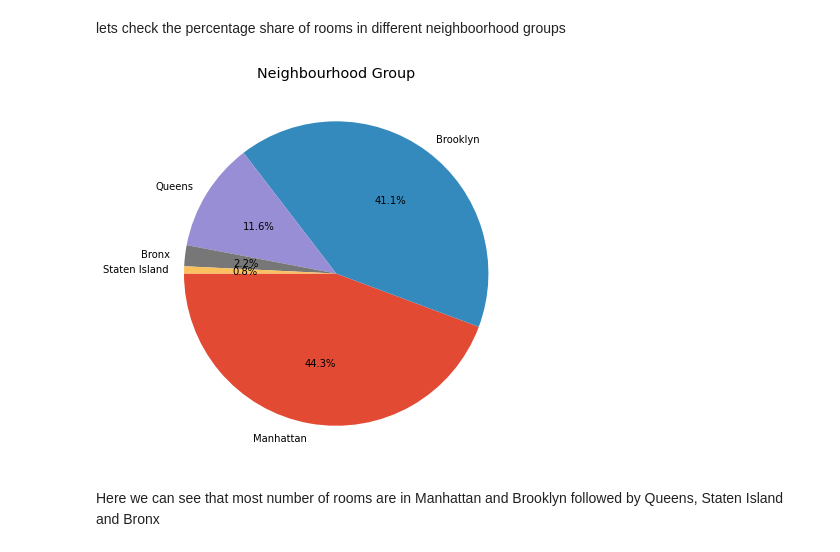
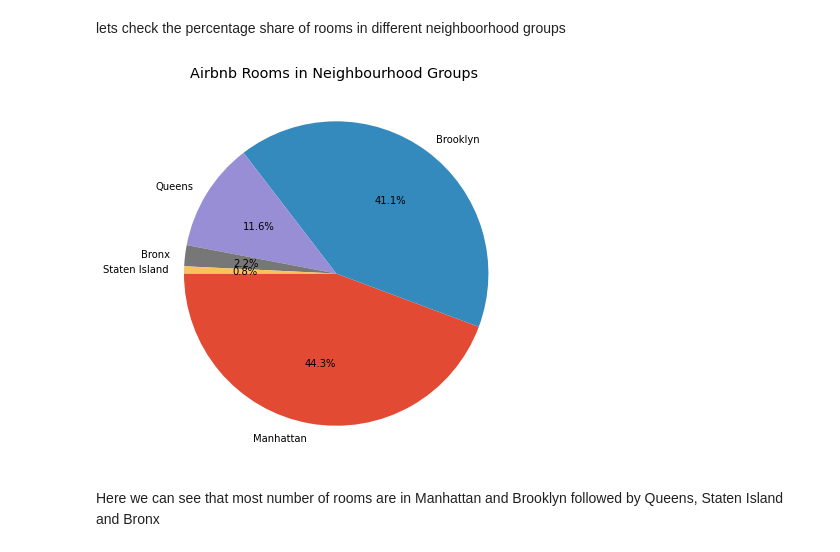
Before and after one commit to aaravpanchal/Ted-Talk-Views-Prediction-, a Jupyter notebook: EDA_AIRBNB_NYC_2019.ipynb, the cells around one changed output. Cells and saved outputs as stored; diff of their text form; code cells hidden in the pictures.

```diff
--- a/EDA_AIRBNB_NYC_2019.ipynb
+++ b/EDA_AIRBNB_NYC_2019.ipynb
@@ -142,12 +142,12 @@ lets check the percentage share of rooms in different neighboorhood groups
 # %%
 #rooms shares in each neighbourhood group
 plt.style.use('ggplot')
 plt.figure(figsize=(13,7))
-plt.title("Neighbourhood Group")
+plt.title("Airbnb Rooms in Neighbourhood Groups ")
 g = plt.pie(newdf.neighbourhood_group.value_counts(), labels=newdf.neighbourhood_group.value_counts().index,autopct='%1.1f%%', startangle=180)
 plt.show()
 # %% [output]
-[figure, old version]
+[figure, new version]
 # %% [markdown]
 Here we can see that most number of rooms are in Manhattan and Brooklyn
 followed by Queens, Staten Island and Bronx
```
Also changed, not shown: parts of 1 cell of this notebook.
